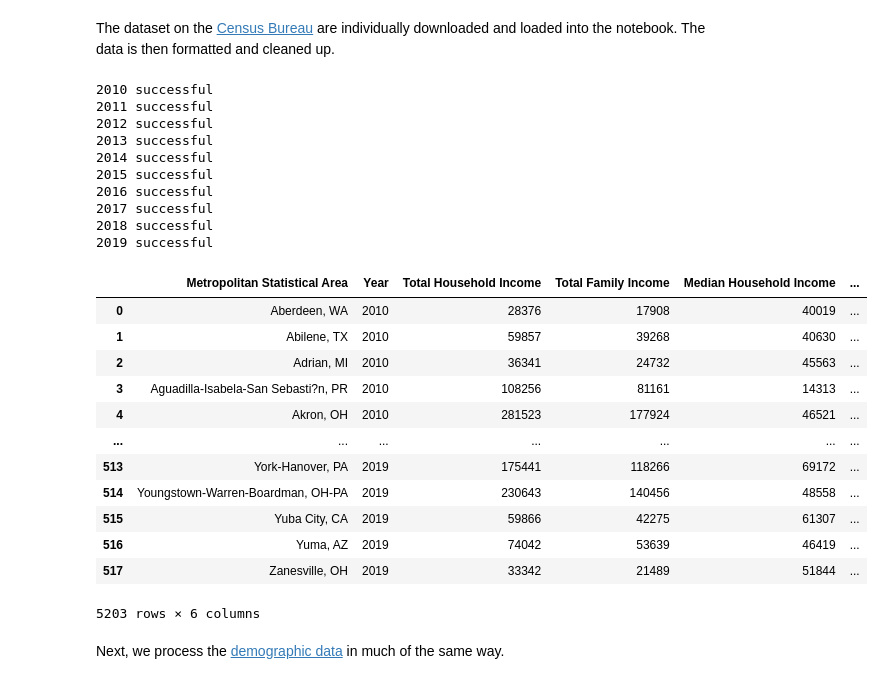
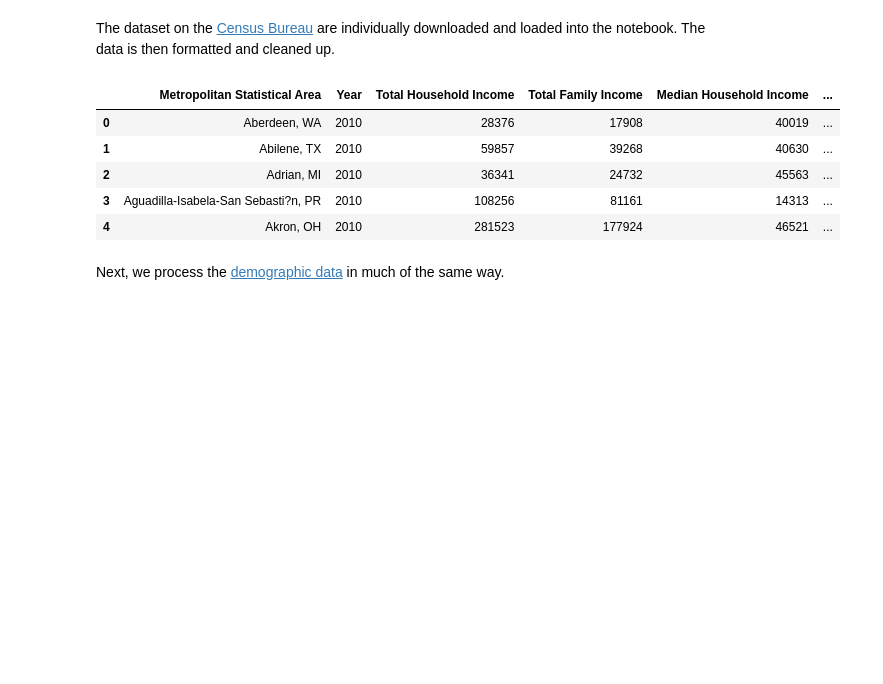
Before and after one commit to Grasstown/Grasstown.github.io, a Jupyter notebook: cmsc320_final_tutorial.ipynb, the cells around one changed output. Saved outputs shown, nothing was run; the diff lists cells and outputs as text; code cells hidden in the pictures; blank space fills up the shorter version.

```diff
--- a/cmsc320_final_tutorial.ipynb
+++ b/cmsc320_final_tutorial.ipynb
@@ -174,52 +164,35 @@ for i in np.arange(2010,2020):
   rawcd = pd.read_excel(file, 'Data')
   # Select needed columns, separating the table in two temporarily
   rawT = rawcd.loc[(rawcd.loc[:,'Unnamed: 0'] == 'Households') | (rawcd.loc[:,'Unnamed: 0'] == 'Families'), rawcd.loc[0,:] == formatting_gimmick]
   rawM = rawcd.loc[(rawcd.loc[:,'Unnamed: 0'] == 'Households') | (rawcd.loc[:,'Unnamed: 0'] == 'Families'), rawcd.loc[0,:] == 'Median income (dollars)']
   rawM.columns = rawT.columns
   # Transpose the two tables so they make sense
   rawT = rawT.transpose()
   rawT.columns = ['Total Household Income', 'Total Family Income']
   rawM = rawM.transpose()
   rawM.columns = ['Median Household Income', 'Median Family Income']
   # Adjust the individual index and column names and merge the two dataframes back together
   rawT['Metropolitan Statistical Area'] = rawT.index
   rawT['Year'] = i
   rawT = rawT[['Metropolitan Statistical Area','Year','Total Household Income', 'Total Family Income']]
   rawT['Metropolitan Statistical Area'] = rawT['Metropolitan Statistical Area'].replace(r'( Micro Area)|( Metro Area)$', '', regex=True)
   rawM['Metropolitan Statistical Area'] = rawT['Metropolitan Statistical Area']
   # Append the year's data to the overall dataframe
   income = pd.concat([income, pd.merge(rawT, rawM, how='inner', on='Metropolitan Statistical Area')])
-  print(str(i) + ' successful')
+  #print(str(i) + ' successful')
 income[['Total Household Income', 'Total Family Income',
         'Median Household Income', 'Median Family Income']] = income[
             ['Total Household Income', 'Total Family Income',
              'Median Household Income', 'Median Family Income']].replace(r',', '',
                                                                      regex=True).astype(int)
-income
+income.head()
 # %% [output]
-2010 successful
-2011 successful
-2012 successful
-2013 successful
-2014 successful
-2015 successful
-2016 successful
-2017 successful
-2018 successful
-2019 successful
 |  | Metropolitan Statistical Area | Year | Total Household Income | Total Family Income | Median Household Income | ... |
 | 0 | Aberdeen, WA | 2010 | 28376 | 17908 | 40019 | ... |
 | 1 | Abilene, TX | 2010 | 59857 | 39268 | 40630 | ... |
 | 2 | Adrian, MI | 2010 | 36341 | 24732 | 45563 | ... |
 | 3 | Aguadilla-Isabela-San Sebasti?n, PR | 2010 | 108256 | 81161 | 14313 | ... |
 | 4 | Akron, OH | 2010 | 281523 | 177924 | 46521 | ... |
-| ... | ... | ... | ... | ... | ... | ... |
-| 513 | York-Hanover, PA | 2019 | 175441 | 118266 | 69172 | ... |
-| 514 | Youngstown-Warren-Boardman, OH-PA | 2019 | 230643 | 140456 | 48558 | ... |
-| 515 | Yuba City, CA | 2019 | 59866 | 42275 | 61307 | ... |
-| 516 | Yuma, AZ | 2019 | 74042 | 53639 | 46419 | ... |
-| 517 | Zanesville, OH | 2019 | 33342 | 21489 | 51844 | ... |
-5203 rows × 6 columns
 # %% [markdown]
 Next, we process the [demographic data](https://data.census.gov/table?q=Race+and+Ethnicity&g=010XX00US$3100000&d=ACS+1-Year+Estimates+Data+Profiles&tid=ACSDP1Y2019.DP05) in much of the same way.
 # %%
```
Also changed, not shown: parts of 20 cells of this notebook, 1 other file.
